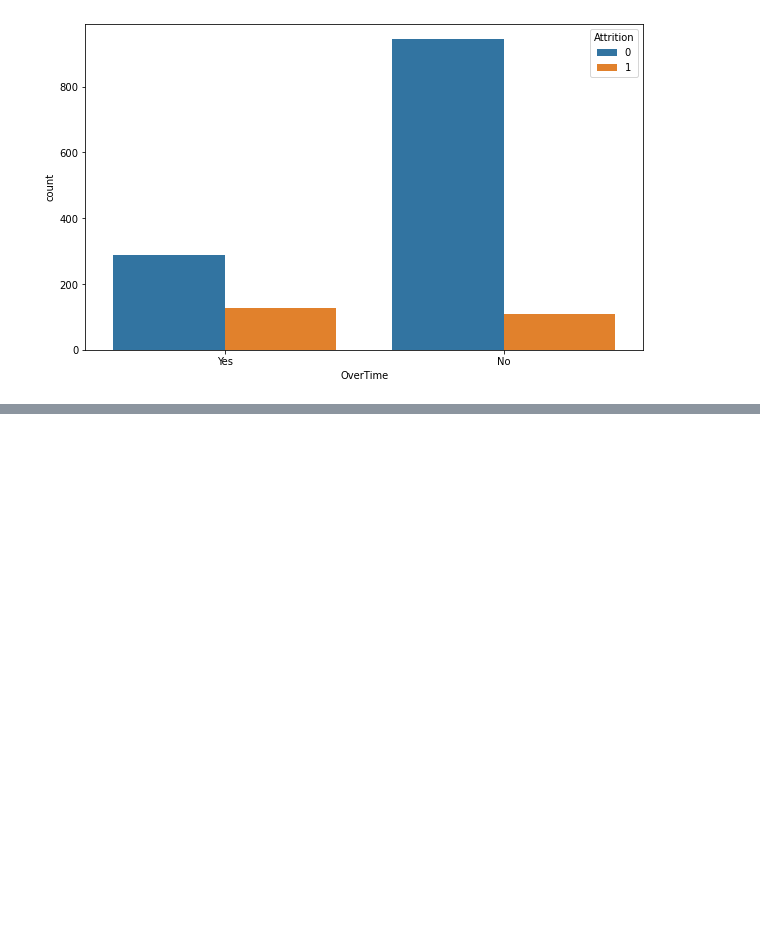
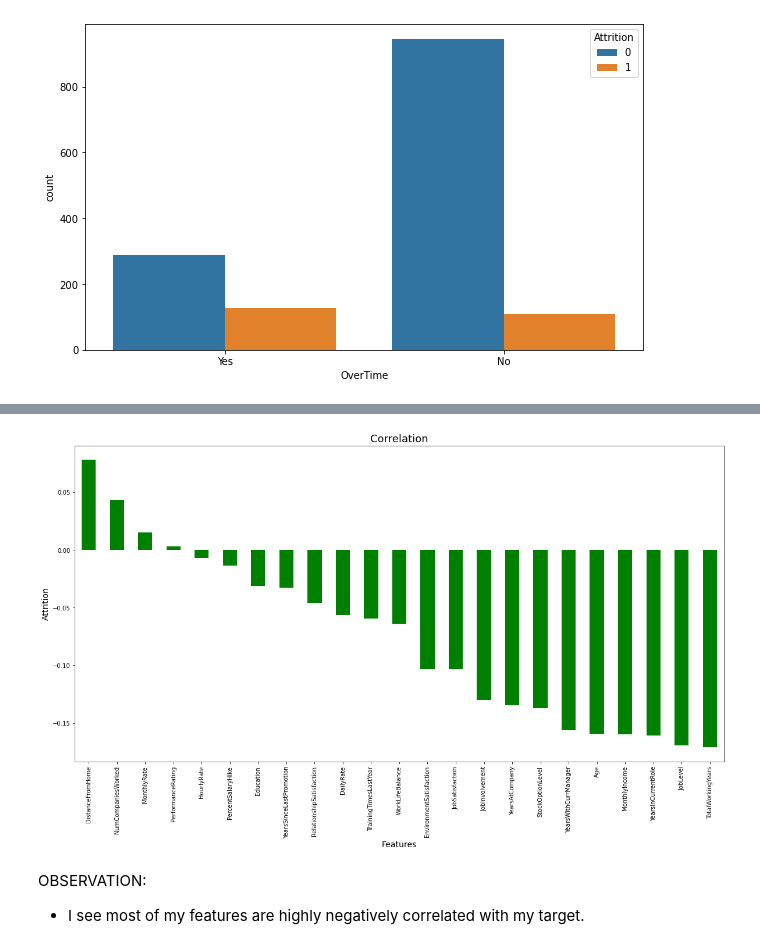
Before and after one commit to Aliakbar2/Datatrained, a Jupyter notebook: HR_analytics_SOLVED.ipynb, the cells around one changed output, grey strips where cells are left out. Saved outputs shown, nothing was run; the diff lists cells and outputs as text; code cells hidden in the pictures; blank space fills up the shorter version.

```diff
--- a/HR_analytics_SOLVED.ipynb
+++ b/HR_analytics_SOLVED.ipynb
@@ -347,0 +392,13 @@ for i in object_col:
+# %%
+#Visualizing correlation of target variable using bar plot
+plt.figure(figsize=(20,10))
+df.corr()['Attrition'].sort_values(ascending=False).drop(['Attrition']).plot(kind='bar',color='g')
+plt.xlabel('Features',fontsize=14)
+plt.ylabel('Attrition',fontsize=14)
+plt.title('Correlation',fontsize=18)
+plt.show()
+# %% [output]
+[figure, added]
+# %% [markdown]
+OBSERVATION:
+- I see most of my features are highly negatively correlated with my target.
```
Also changed, not shown: parts of 41 cells of this notebook.
